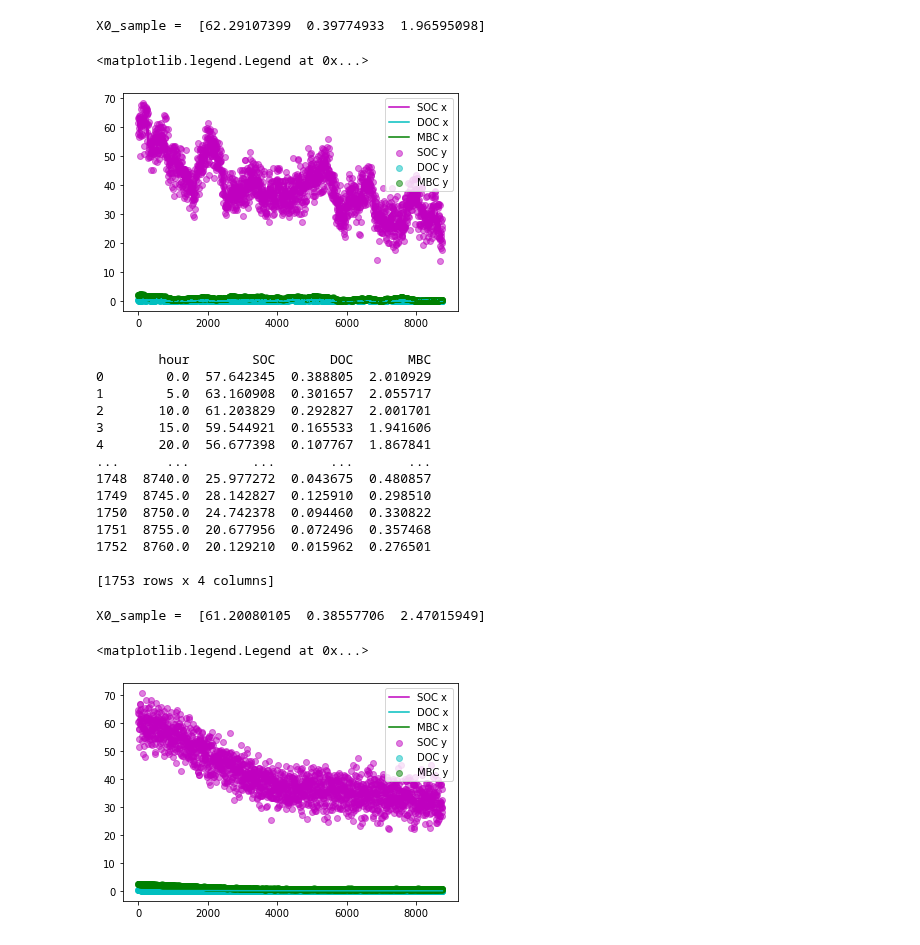
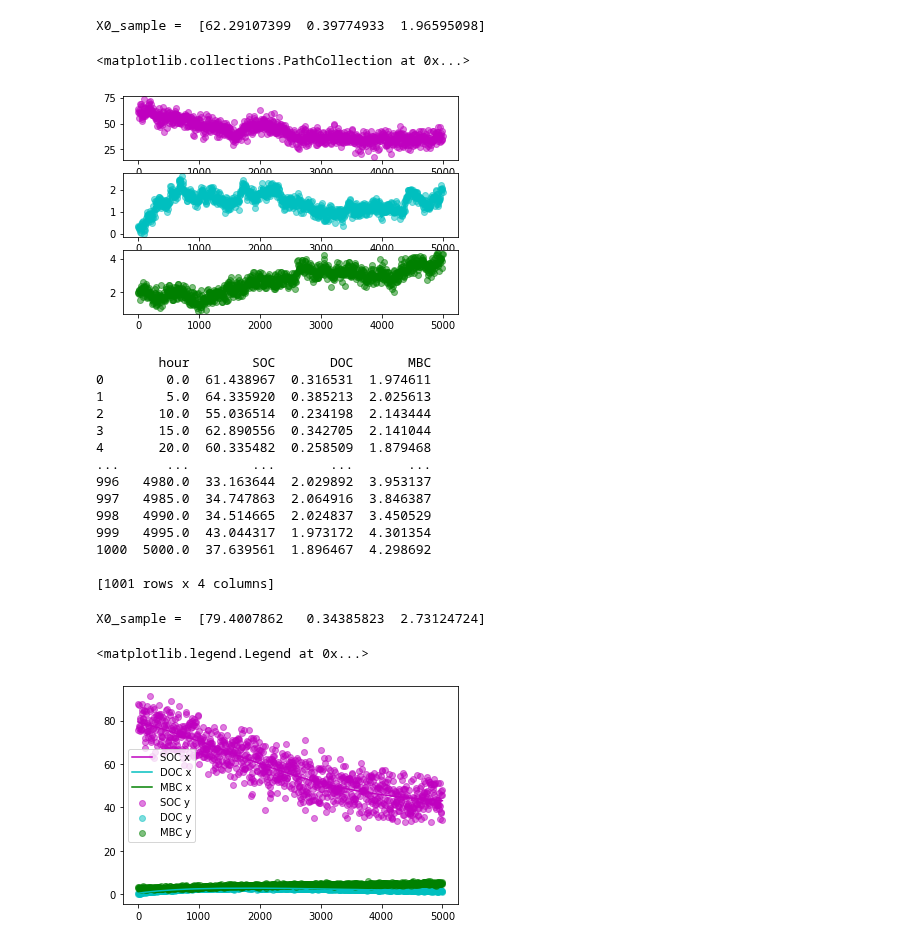
Before and after one commit to wallyxie/varInferenceSoilBiogeoModelSyntheticData, a Jupyter notebook: python_sde_variational_inference_code/SBM_SDE_gen_y.ipynb, the cells around one changed output. Cells and saved outputs as stored; diff of their text form; code cells hidden in the pictures.

```diff
--- a/python_sde_variational_inference_code/SBM_SDE_gen_y.ipynb
+++ b/python_sde_variational_inference_code/SBM_SDE_gen_y.ipynb
@@ -25,14 +25,14 @@ a_DS = 0.5
 a_M = 0.5
 a_MSC = 0.5
 k_S_ref = 0.0001
-k_D_ref = 0.018
+k_D_ref = 0.001
 k_M_ref = 0.00022
 Ea_S = 55
 Ea_D = 48
 Ea_M = 48
 
 #SCON diffusion matrix parameters
-c_SOC = 0.1
+c_SOC = 0.05
 c_DOC = 0.001
 c_MBC = 0.0005
 
@@ -198,7 +198,7 @@ def beta_SAWB_ECA_SS(x, SAWB_ECA_SS_params_dict):
     b44 = SAWB_ECA_SS_params_dict['s_EEC'] * x[3]
     return np.diag([b11, b22, b33, b44])
 
-def get_SBM_SDE_euler_maruyama_y(ALPHA, BETA, X0, T, DT, THETA_DICT, I_S_FUNC, I_D_FUNC, TEMP_FUNC, OBS_EVERY, OBS_ERROR_SCALE, model_fam):
+def get_SBM_SDE_euler_maruyama_y(ALPHA, BETA, X0, T, DT, THETA_DICT, I_S_FUNC, I_D_FUNC, TEMP_FUNC, OBS_EVERY, OBS_ERROR_SCALE, model_fam, lower_bound = 1e-4):
     state_dim = 0
     if model_fam == 'SCON':
         state_dim = 3
@@ -209,7 +209,7 @@ def get_SBM_SDE_euler_maruyama_y(ALPHA, BETA, X0, T, DT, THETA_DICT, I_S_FUNC, I
     x = np.zeros([state_dim, N])
     X0_array = np.array(X0)
     X0_sample = np.random.normal(loc = X0_array, scale = OBS_ERROR_SCALE * X0_array) #Add noise to initial conditions of x.
-    X0_sample[X0_sample < 1e-6] = 1e-6 #Bound initial conditions above 0.
+    X0_sample[X0_sample < lower_bound] = lower_bound #Bound initial conditions above 0.
     print('X0_sample = ', X0_sample)
     x[:, 0] = X0_sample
     hour = 0
@@ -222,17 +222,17 @@ def get_SBM_SDE_euler_maruyama_y(ALPHA, BETA, X0, T, DT, THETA_DICT, I_S_FUNC, I
         #print('current_temp', current_temp)
         #Take Euler-Maruyama step. Note: np.random.normal takes std while np.random.multivariate_normal takes cov.
         x[:, i] = np.random.multivariate_normal(mean = x[:, i - 1] + ALPHA(x[:, i - 1], THETA_DICT, I_S, I_D, current_temp, temp_ref, arrhenius_temp, linear_temp) * DT, cov = BETA(x[:, i - 1], THETA_DICT) * DT)
-        x[:, i][x[:, i] < 1e-6] = 1e-6 #Bound all x above 0.
+        x[:, i][x[:, i] < lower_bound] = lower_bound #Bound all x above 0.
         #print('x at i', x[:, i])
         hour += DT
         #print('hour', hour)
     x_for_y = x[:, 0::int(OBS_EVERY / DT)] #Slice x based on observation interval to generate y.
     obs_var_scale = OBS_ERROR_SCALE * x_for_y.mean(1)
     y = x_for_y + obs_var_scale[:, np.newaxis] * np.random.normal(loc = 0, scale = 1, size = x_for_y.shape) #Introduce observation error based on mean state sizes to generate y.
-    y[y < 1e-6] = 1e-6 #Bound all y above 0.
+    y[y < lower_bound] = lower_bound #Bound all y above 0.
     return {'y': y, 't_y': np.arange(0, T + DT, OBS_EVERY), 'x': x, 'y_std': obs_var_scale, 'x': x, 't_x': np.arange(0, T + DT, DT)}
 
-def get_SBM_SDE_euler_maruyama_y_det(ALPHA, X0, T, DT, THETA_DICT, I_S_FUNC, I_D_FUNC, TEMP_FUNC, OBS_EVERY, OBS_ERROR_SCALE, model_fam):
+def get_SBM_SDE_euler_maruyama_y_det(ALPHA, X0, T, DT, THETA_DICT, I_S_FUNC, I_D_FUNC, TEMP_FUNC, OBS_EVERY, OBS_ERROR_SCALE, model_fam, lower_bound = 1e-4):
     state_dim = 0
     if model_fam == 'SCON':
         state_dim = 3
@@ -243,7 +243,7 @@ def get_SBM_SDE_euler_maruyama_y_det(ALPHA, X0, T, DT, THETA_DICT, I_S_FUNC, I_D
     x = np.zeros([state_dim, N])
     X0_array = np.array(X0)
     X0_sample = np.random.normal(loc = X0_array, scale = OBS_ERROR_SCALE * X0_array) #Add noise to initial conditions of x.
-    X0_sample[X0_sample < 1e-6] = 1e-6 #Bound initial conditions above 0.
+    X0_sample[X0_sample < lower_bound] = lower_bound #Bound initial conditions above 0.
     print('X0_sample = ', X0_sample)
     x[:, 0] = X0_sample
     hour = 0
@@ -256,18 +256,18 @@ def get_SBM_SDE_euler_maruyama_y_det(ALPHA, X0, T, DT, THETA_DICT, I_S_FUNC, I_D
         #print('current_temp', current_temp)
         #Take Euler.
         x[:, i] = x[:, i - 1] + ALPHA(x[:, i - 1], THETA_DICT, I_S, I_D, current_temp, temp_ref, arrhenius_temp, linear_temp) * DT
-        x[:, i][x[:, i] < 1e-6] = 1e-6 #Bound all x above 0.
+        x[:, i][x[:, i] < lower_bound] = lower_bound #Bound all x above 0.
         #print('x at i', x[:, i])
         hour += DT
         #print('hour', hour)
     x_for_y = x[:, 0::int(OBS_EVERY / DT)] #Slice x based on observation interval to generate y.
     obs_var_scale = OBS_ERROR_SCALE * x_for_y.mean(1)
     y = x_for_y + obs_var_scale[:, np.newaxis] * np.random.normal(loc = 0, scale = 1, size = x_for_y.shape) #Introduce observation error based on mean state sizes to generate y.
-    y[y < 1e-6] = 1e-6 #Bound all y above 0.
+    y[y < lower_bound] = lower_bound #Bound all y above 0.
     return {'y': y, 't_y': np.arange(0, T + DT, OBS_EVERY), 'x': x, 'y_std': obs_var_scale, 'x': x, 't_x': np.arange(0, T + DT, DT)}
 # %%
 dt = 0.01
-t = 8760
+t = 5000
 x0_SCON = [65, 0.4, 2.5]
 obs_every = 5
 obs_error_scale = 0.1
@@ -276,17 +276,16 @@ y_dict = get_SBM_SDE_euler_maruyama_y(alpha_SCON, beta_SCON_C, x0_SCON, t, dt, S
 # %% [output]
 X0_sample =  [62.29107399  0.39774933  1.96595098]
 # %%
-fig, axs = plt.subplots(1, 1)
-axs.plot(y_dict['t_x'], y_dict['x'][0, :], color = "m", label = 'SOC x')
-axs.plot(y_dict['t_x'], y_dict['x'][1, :], color = "c", label = 'DOC x')
-axs.plot(y_dict['t_x'], y_dict['x'][2, :], color = "g", label = 'MBC x')
-axs.scatter(y_dict['t_y'], y_dict['y'][0, :], color = "m", alpha = 0.5, label = 'SOC y')
-axs.scatter(y_dict['t_y'], y_dict['y'][1, :], color = "c", alpha = 0.5, label = 'DOC y')
-axs.scatter(y_dict['t_y'], y_dict['y'][2, :], color = "g", alpha = 0.5, label = 'MBC y')
-axs.legend()
+fig, axs = plt.subplots(3)
+axs[0].plot(y_dict['t_x'], y_dict['x'][0, :], color = "m", label = 'SOC x')
+axs[0].scatter(y_dict['t_y'], y_dict['y'][0, :], color = "m", alpha = 0.5, label = 'SOC y')
+axs[1].plot(y_dict['t_x'], y_dict['x'][1, :], color = "c", label = 'DOC x')
+axs[1].scatter(y_dict['t_y'], y_dict['y'][1, :], color = "c", alpha = 0.5, label = 'DOC y')
+axs[2].plot(y_dict['t_x'], y_dict['x'][2, :], color = "g", label = 'MBC x')
+axs[2].scatter(y_dict['t_y'], y_dict['y'][2, :], color = "g", alpha = 0.5, label = 'MBC y')
 # %% [output]
-<matplotlib.legend.Legend at 0x...>
+<matplotlib.collections.PathCollection at 0x...>
-[figure, old version]
+[figure, new version]
 # %%
 fig_save_string = f't_{t}_dt_{dt}'.replace('.','-')
 fig.savefig(fig_save_string, dpi = 300)
@@ -298,23 +297,23 @@ df_y.to_csv(f'y_from_x_t_{t}_dt_{dt}'.replace('.','-') + '.csv', index = False)
 print(df_y)
 # %% [output]
         hour        SOC       DOC       MBC
-0        0.0  57.642345  0.388805  2.010929
-1        5.0  63.160908  0.301657  2.055717
-2       10.0  61.203829  0.292827  2.001701
-3       15.0  59.544921  0.165533  1.941606
-4       20.0  56.677398  0.107767  1.867841
+0        0.0  61.438967  0.316531  1.974611
+1        5.0  64.335920  0.385213  2.025613
+2       10.0  55.036514  0.234198  2.143444
+3       15.0  62.890556  0.342705  2.141044
+4       20.0  60.335482  0.258509  1.879468
 ...      ...        ...       ...       ...
-1748  8740.0  25.977272  0.043675  0.480857
-1749  8745.0  28.142827  0.125910  0.298510
-1750  8750.0  24.742378  0.094460  0.330822
-1751  8755.0  20.677956  0.072496  0.357468
-1752  8760.0  20.129210  0.015962  0.276501
+996   4980.0  33.163644  2.029892  3.953137
+997   4985.0  34.747863  2.064916  3.846387
+998   4990.0  34.514665  2.024837  3.450529
+999   4995.0  43.044317  1.973172  4.301354
+1000  5000.0  37.639561  1.896467  4.298692
 
-[1753 rows x 4 columns]
+[1001 rows x 4 columns]
 # %%
 y_det_dict = get_SBM_SDE_euler_maruyama_y_det(alpha_SCON, x0_SCON, t, dt, SCON_C_params_dict, I_S_func, I_D_func, temp_func, obs_every, obs_error_scale, 'SCON')
 # %% [output]
-X0_sample =  [61.20080105  0.38557706  2.47015949]
+X0_sample =  [79.4007862   0.34385823  2.73124724]
 # %%
 fig2, axs2 = plt.subplots(1, 1)
 axs2.plot(y_det_dict['t_x'], y_det_dict['x'][0, :], color = "m", label = 'SOC x')
@@ -326,7 +325,7 @@ axs2.scatter(y_det_dict['t_y'], y_det_dict['y'][2, :], color = "g", alpha = 0.5,
 axs2.legend()
 # %% [output]
 <matplotlib.legend.Legend at 0x...>
-[figure, old version]
+[figure, new version]
 # %%
 fig2_save_string = f't_{t}_dt_{dt}_det'.replace('.','-')
 fig2.savefig(fig2_save_string, dpi = 300)
```
Also changed, not shown: parts of 1 cell of this notebook, 5 other files.
